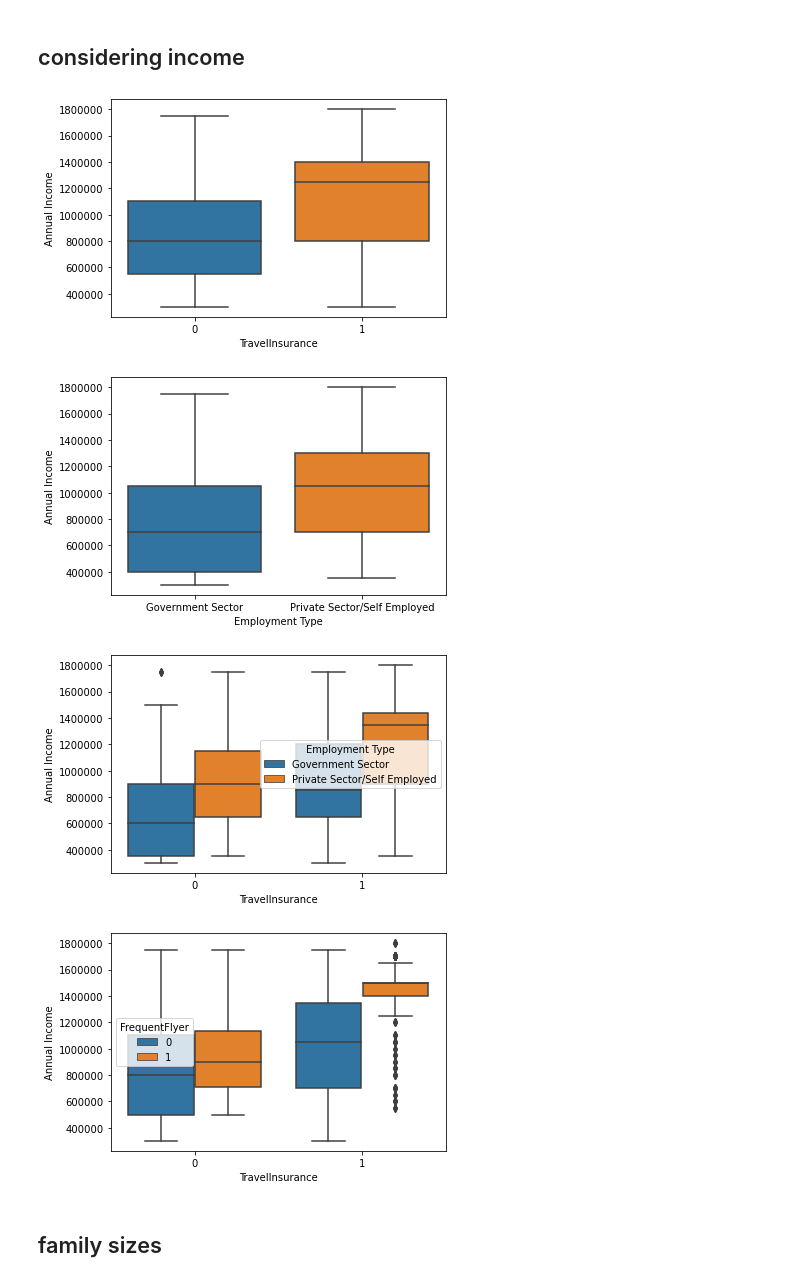
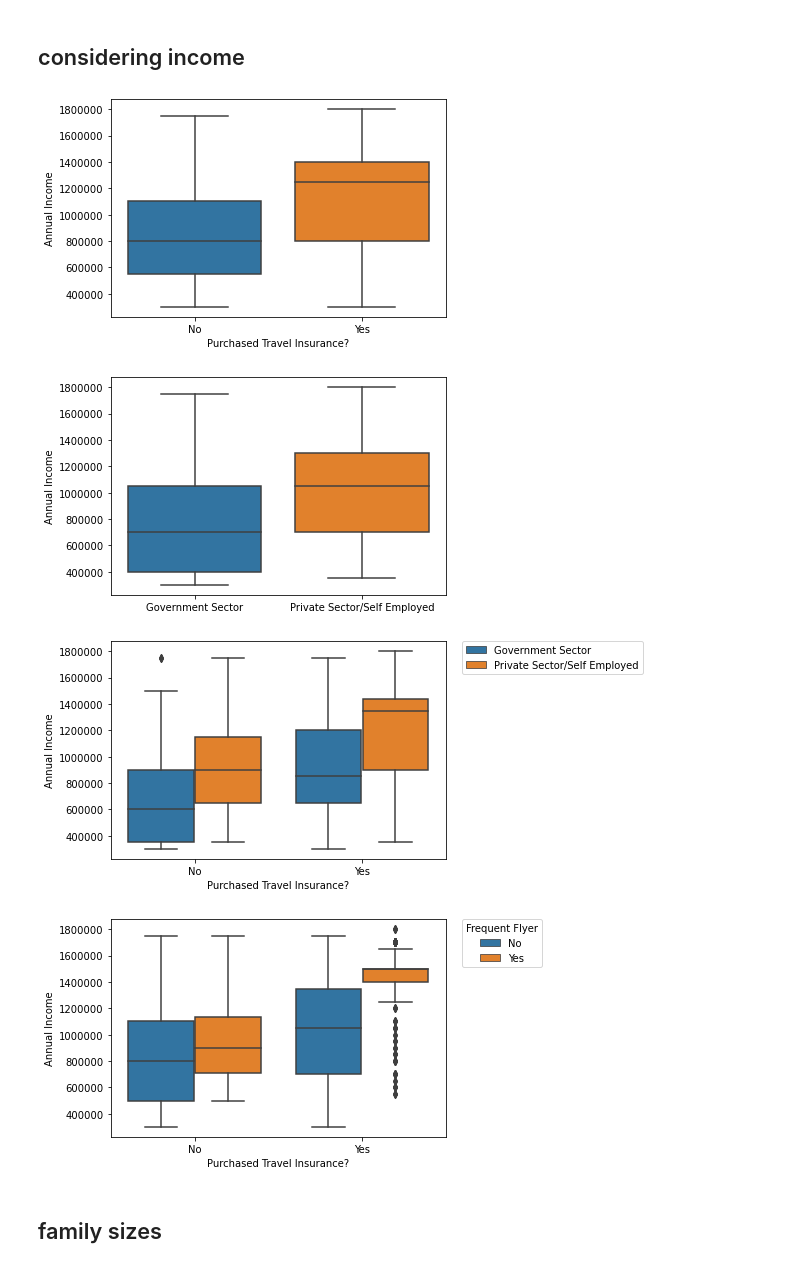
Before and after one commit to teruki-i/travel_insurance_case_study, a Jupyter notebook: travel_insurance_customers.ipynb, the cells around one changed output. Cells and saved outputs as stored; diff of their text form; code cells hidden in the pictures.

Commit message:
additional data transformation

```diff
--- a/travel_insurance_customers.ipynb
+++ b/travel_insurance_customers.ipynb
@@ -41,3 +41,8 @@ See Full Dataframe in Mito
 | 2 | 34 | Private Sector/Self Employed | Yes | 500000 | 4 | 1 | No | ... |
 | 3 | 28 | Private Sector/Self Employed | Yes | 700000 | 3 | 1 | No | ... |
 | 4 | 28 | Private Sector/Self Employed | Yes | 700000 | 8 | 1 | Yes | ... |
+# %%
+# Change TravelInsurance column to be Yes/No
+df.TravelInsurance.replace(to_replace=[0,1],
+                          value=["No","Yes"],
+                          inplace=True)
@@ -56,10 +71,9 @@ No             Yes            No                       52
                Yes            Yes                      18
 dtype: int64
 # %%
-# convert Yes and No into numeric
-df.replace(to_replace=["Yes", "No"],
-          value=[1,0],
-          inplace=True)
+# create version of data where Yes/No is 1 or 0
+df_transf = df.replace(to_replace=["Yes", "No"],
+          value=[1,0])
 # %%
 #remove scientific notation of data
 pd.options.display.float_format = '{:20,.2f}'.format
@@ -179,48 +193,58 @@ Name: Employment Type, dtype: float64
 ## considering income
 # %%
 # create box plots of income, showing customers and non-customers separately
-sns.boxplot(x="TravelInsurance",y="AnnualIncome", data=df)
+g = sns.boxplot(x="TravelInsurance",y="AnnualIncome", data=df_transf)
 
 # remove scientific notation
 plt.ticklabel_format(style='plain', axis='y')
 
 plt.ylabel("Annual Income")
+plt.xlabel("Purchased Travel Insurance?")
+g.set_xticklabels(["No","Yes"])
 plt.show()
 # %% [output]
-[figure, old version]
+[figure, new version]
 # %%
 # create box plots of income by employment type
 sns.boxplot(x="Employment Type",y="AnnualIncome", data=df)
 
 # remove scientific notation
 plt.ticklabel_format(style='plain', axis='y')
 
+plt.xlabel("")
 plt.ylabel("Annual Income")
 plt.show()
 # %% [output]
-[figure, old version]
+[figure, new version]
 # %%
 # create box plots of income, showing customers and non-customers separately
-sns.boxplot(x="TravelInsurance",y="AnnualIncome", data=df, hue="Employment Type")
+g=sns.boxplot(x="TravelInsurance",y="AnnualIncome", data=df, hue="Employment Type")
 
 # remove scientific notation
 plt.ticklabel_format(style='plain', axis='y')
 
 plt.ylabel("Annual Income")
+plt.xlabel("Purchased Travel Insurance?")
+plt.legend(bbox_to_anchor=(1.05, 1), loc='upper left', borderaxespad=0)
 plt.show()
 # %% [output]
-[figure, old version]
+[figure, new version]
 # %%
 # create box plots of income, showing customers and non-customers separately
-sns.boxplot(x="TravelInsurance",y="AnnualIncome", data=df, hue="FrequentFlyer")
+g=sns.boxplot(x="TravelInsurance",y="AnnualIncome", data=df, hue="FrequentFlyer")
 
 # remove scientific notation
 plt.ticklabel_format(style='plain', axis='y')
 
 plt.ylabel("Annual Income")
+plt.xlabel("Purchased Travel Insurance?")
+plt.legend(bbox_to_anchor=(1.05, 1),
+           loc='upper left',
+           borderaxespad=0,
+          title="Frequent Flyer")
 plt.show()
 # %% [output]
-[figure, old version]
+[figure, new version]
 # %% [markdown]
 ## family sizes
 # %%
```
Also changed, not shown: parts of 17 cells of this notebook.
